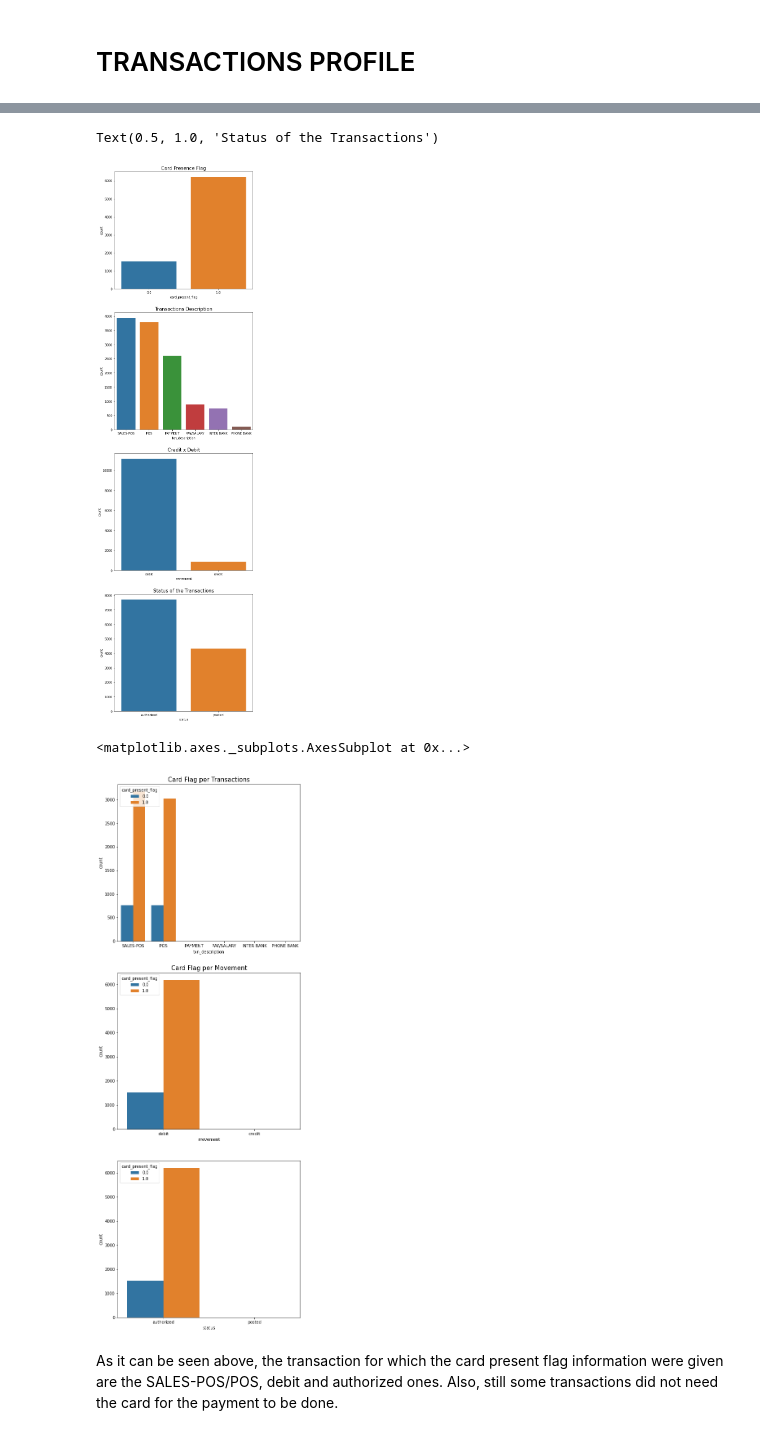
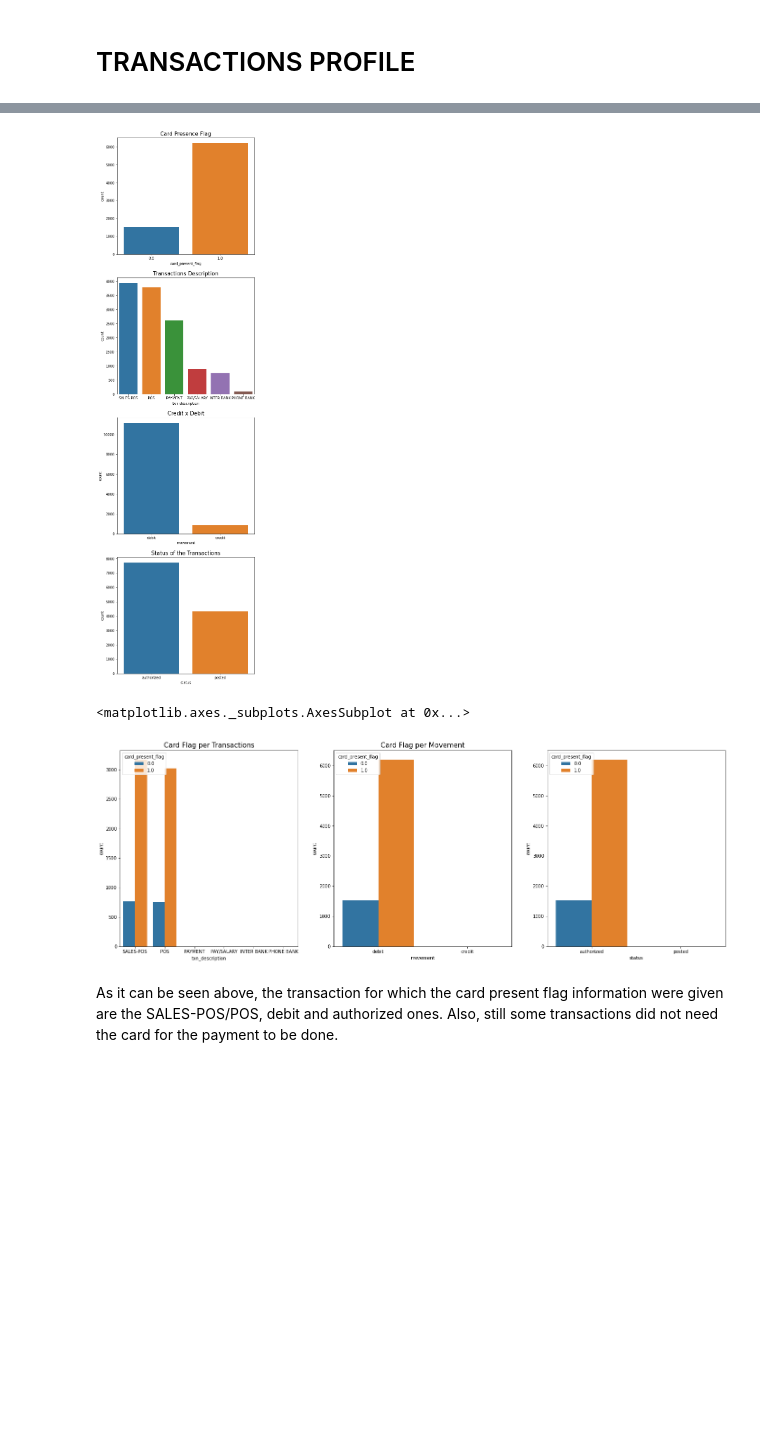
Before and after one commit to jvaragao25/explore, a Jupyter notebook: ANZ.ipynb, the cells around one changed output, grey strips where cells are left out. Drawn from its saved outputs; the diff is of its cells as text; code cells hidden in the pictures; blank space fills up the shorter version.

```diff
--- a/ANZ.ipynb
+++ b/ANZ.ipynb
@@ -273,34 +265,33 @@ ACC-1903037542    233
 ACC-3481401842    230
 Name: account, dtype: int64
 # %%
-fig, (ax2,ax3,ax4,ax5) = plt.subplots(4,1, figsize=(8,32));
+fig, (ax2,ax3,ax4,ax5) = plt.subplots(4,1, figsize=(7,28));
 
 sns.countplot('movement', data=data, ax=ax4);
-ax4.set_title('Credit x Debit', fontsize=15)
+ax4.set_title('Credit x Debit', fontsize=15);
 #sns.countplot('merchant_state', data=data, ax=ax1, order=data['merchant_state'].value_counts().index);
 
 sns.countplot('txn_description', data=data, ax=ax3, order=data['txn_description'].value_counts().index);
-ax3.set_title('Transactions Description', fontsize=15)
+ax3.set_title('Transactions Description', fontsize=15);
 
 sns.countplot('card_present_flag', data=data, ax=ax2);
 ax2.set_title('Card Presence Flag', fontsize=15)
 
 sns.countplot('status', data=data, ax=ax5);
-ax5.set_title('Status of the Transactions', fontsize=15)
+ax5.set_title('Status of the Transactions', fontsize=15);
 # %% [output]
-Text(0.5, 1.0, 'Status of the Transactions')
-[figure, old version]
+[figure, new version]
 # %%
-fig, (ax1,ax2,ax3) = plt.subplots(3,1, figsize=(8,24))
+fig, (ax1,ax2,ax3) = plt.subplots(1,3, figsize=(24,8))
 
 sns.countplot('txn_description', data=data, ax=ax1, hue='card_present_flag', order=data['txn_description'].value_counts().index)
 ax1.set_title('Card Flag per Transactions', fontsize=15)
 sns.countplot('movement', hue='card_present_flag', data=data, ax=ax2)
 ax2.set_title('Card Flag per Movement', fontsize=15)
 sns.countplot('status', hue='card_present_flag', data=data, ax=ax3)
 # %% [output]
 <matplotlib.axes._subplots.AxesSubplot at 0x...>
-[figure, old version]
+[figure, new version]
 # %% [markdown]
 As it can be seen above, the transaction for which the card present flag information were given are the SALES-POS/POS, debit and authorized ones. Also, still some transactions did not need the card for the payment to be done.
 # %%
```
Also changed, not shown: parts of 93 cells of this notebook.
